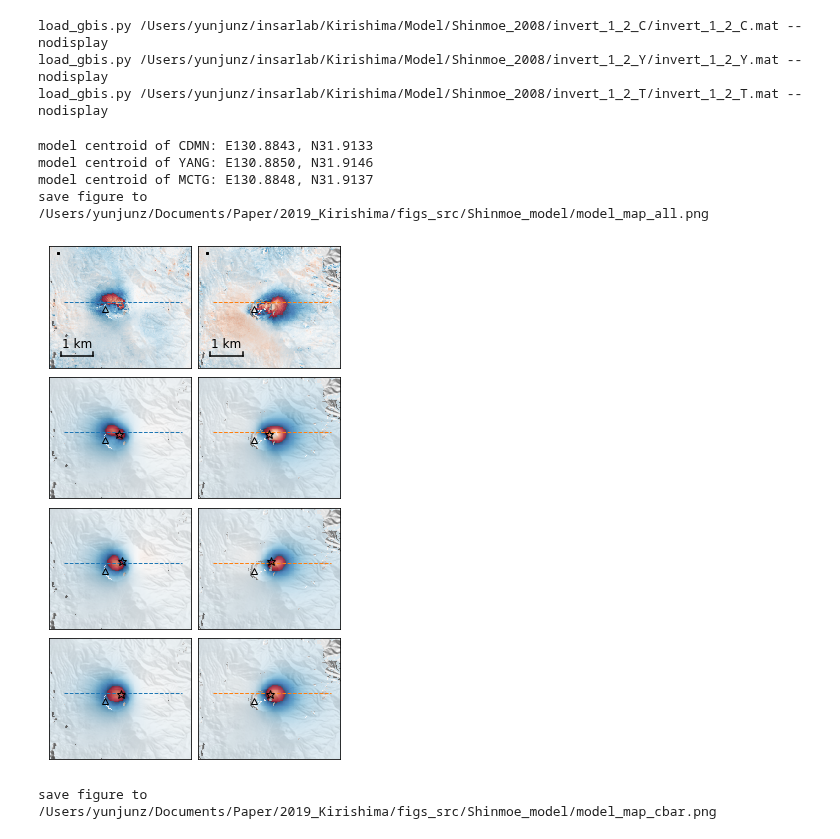
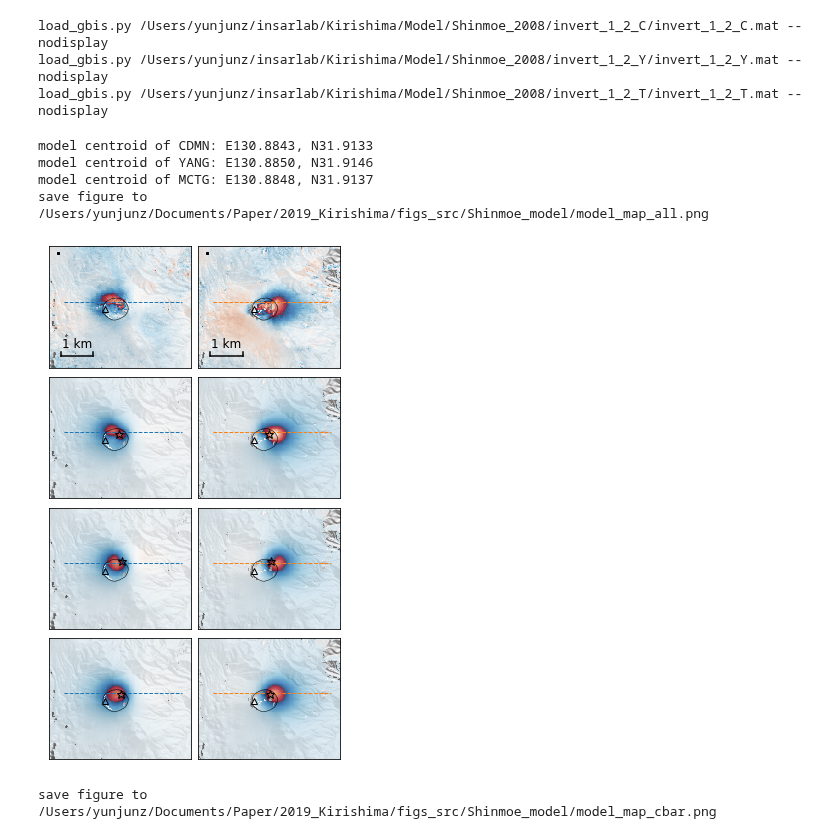
Before and after one commit to geodesymiami/2021-Kirishima, a Jupyter notebook: Fig_3_model_ALOS1.ipynb, the cells around one changed output. Drawn from its saved outputs; the diff is of its cells as text; code cells hidden in the pictures.

```diff
--- a/Fig_4_Shinmoe_models.ipynb
+++ b/Fig_3_model_ALOS1.ipynb
@@ -94,35 +94,38 @@ for i in range(len(axs)):
         cmd += ' --noscalebar --noreference'
     d_v, atr, inps = view.prep_slice(cmd)
     im, cbar = view.plot_slice(ax, d_v, atr, inps)[2:4]
 
     # plot profile location
     [[y0,x0], [y1,x1]] = profile_hz
     ax.plot([x0,x1], [y0,y1], '--', lw=1, c=pp.mplColors[i%2])
 
+    # plot the ring of the crater
+    ax.plot(crater_lons, crater_lats, 'k-', lw=0.5)
+
     # plot the vent location
     ax.plot(vent_lalo[1], vent_lalo[0], 'k^', ms=6, fillstyle='none')
 
     # plot optimal model location
     if i >=2:
         model_name = atr['DEFORMATION_MODEL']
         model_lat = float(atr['{}_LAT'.format(model_name)])
         model_lon = float(atr['{}_LON'.format(model_name)])
         if i%2 == 0: #print it once
             print('model centroid of {}: E{:.4f}, N{:.4f}'.format(model_name, model_lon, model_lat))
         ax.plot(model_lon, model_lat, 'k*', ms=9, fillstyle='none')
 fig.subplots_adjust(wspace=0.05, hspace=0.03, left=0.05, right=0.95, top=0.95, bottom=0.05)
 
 # output
 out_file = os.path.abspath('model_map_all.png')
-#plt.savefig(out_file, bbox_inches='tight', transparent=True, dpi=fig_dpi)
+plt.savefig(out_file, bbox_inches='tight', transparent=True, dpi=fig_dpi)
 print('save figure to', out_file)
 plt.show()
 # %% [output]
 model centroid of CDMN: E130.8843, N31.9133
 model centroid of YANG: E130.8850, N31.9146
 model centroid of MCTG: E130.8848, N31.9137
 save figure to /Users/yunjunz/Documents/Paper/2019_Kirishima/figs_src/Shinmoe_model/model_map_all.png
-[figure, old version]
+[figure, new version]
 # %%
 # colorbar
 fig, cax = plt.subplots(nrows=1, ncols=1, figsize=[0.1, 1.5])
```
Also changed, not shown: parts of 1 cell of this notebook, 12 other files.
